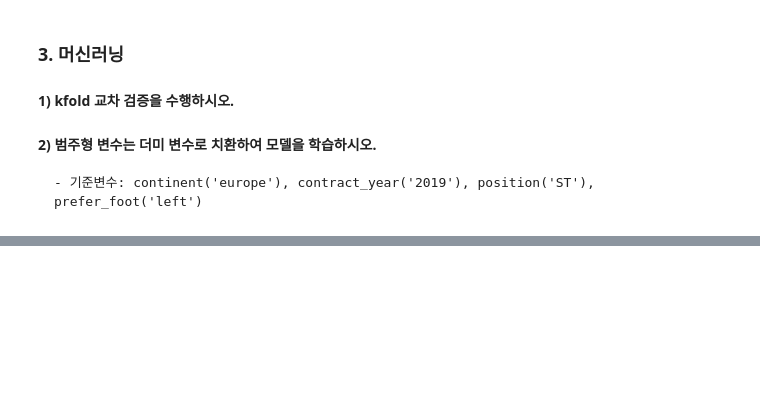
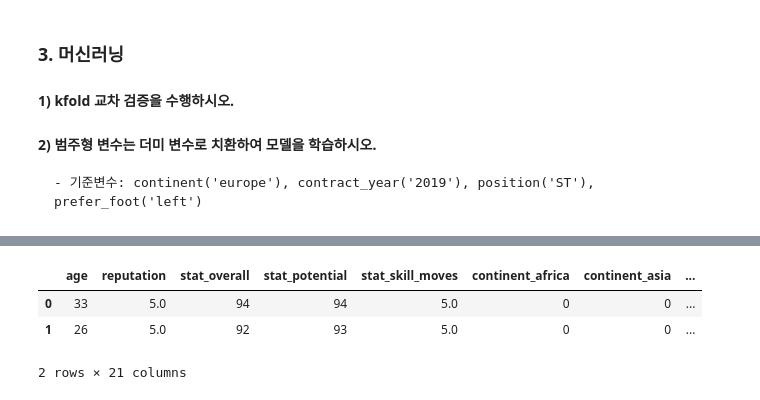
Before and after one commit to Park-Young-Bin/ADP_code, a Jupyter notebook: Dacon_FIFA 선수 이력료 예측 경진대회.ipynb, the cells around one changed output, grey strips where cells are left out. Drawn from its saved outputs; the diff is of its cells as text; code cells hidden in the pictures; blank space fills up the shorter version.

```diff
--- a/Dacon_FIFA 선수 이력료 예측 경진대회.ipynb
+++ b/Dacon_FIFA 선수 이력료 예측 경진대회.ipynb
@@ -365,0 +385,17 @@ time: 1.5722835063934326 sec
+# %%
+# contract_until 전처리(연도 정보만 남기기)
+test['contract_year'] = test['contract_until'].apply(make_year)
+
+# 필요없는 칼럼 삭제
+test_drop=test.drop(['name', 'contract_until'], axis=1)
+
+# 범주형 변수 -> 더미변수
+test_dum = pd.get_dummies(columns=['continent', 'position', 'prefer_foot', 'contract_year'], data=test_drop)
+test_dum.drop(['continent_europe', 'contract_year_2019', 'position_ST', 'prefer_foot_left'],
+               axis=1, inplace=True)
+test_dum.head(2)
+# %% [output]
+|  | age | reputation | stat_overall | stat_potential | stat_skill_moves | continent_africa | continent_asia | ... |
+| 0 | 33 | 5.0 | 94 | 94 | 5.0 | 0 | 0 | ... |
+| 1 | 26 | 5.0 | 92 | 93 | 5.0 | 0 | 0 | ... |
+2 rows × 21 columns
```
Also changed, not shown: parts of 4 cells of this notebook.
